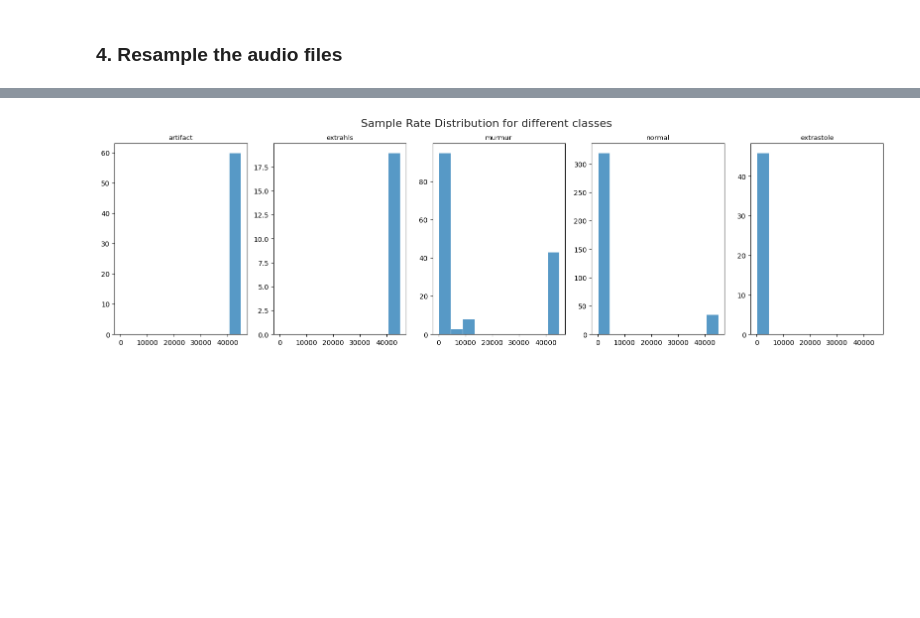
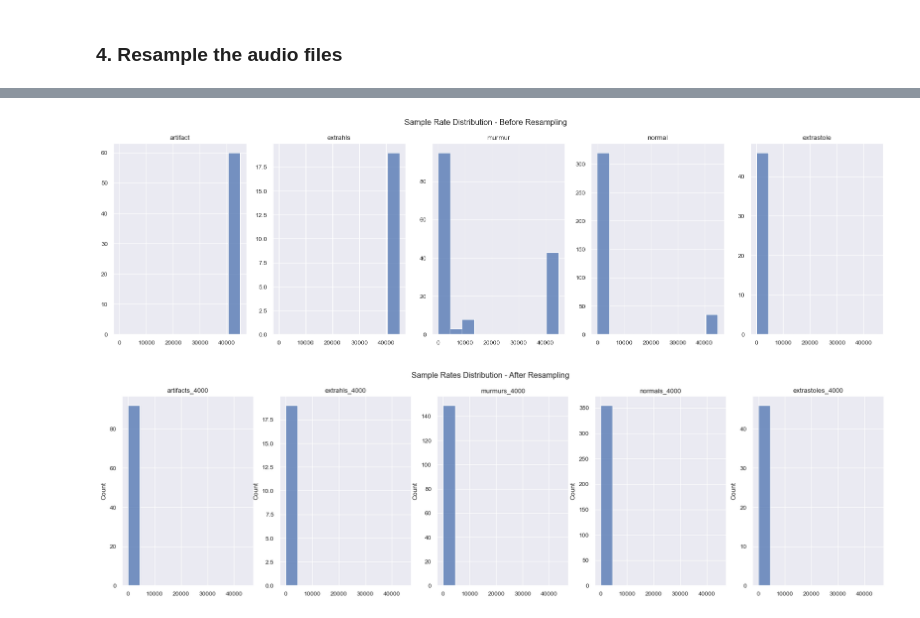
Before and after one commit to DavideLigari01/advanced-biomedical-project, a Jupyter notebook: notebooks/preprocessing.ipynb, the cells around one changed output, grey strips where cells are left out. Cells and saved outputs as stored; diff of their text form; code cells hidden in the pictures; blank space fills up the shorter version.

Commit message:
resampling

```diff
--- a/notebooks/preprocessing.ipynb
+++ b/notebooks/preprocessing.ipynb
@@ -35,20 +35,26 @@ import matplotlib.pyplot as plt
 # %% [markdown]
 ### 1. Set the paths
 # %%
+# hyperparameters
+sr = 4000
+#sr = ''
+
 # set the paths
 BASE_DIR = '../dataset/'
 FULL_DATA_DIR = BASE_DIR + 'audio/'
-CORRUPTED_DIR = BASE_DIR + 'audio/corrupted/'
+CORRUPTED_DIR = BASE_DIR + f'audio/corrupted_{sr}/'
 METADATA = BASE_DIR + 'metadata.csv'
 ANNOTATION = BASE_DIR + 'annotation.csv'
 LABELS = BASE_DIR + 'labels.csv'
 
 # paths of restrucutred data
-ARTIFACTS_DIR = BASE_DIR + 'artifacts/'
-EXTRAHLS_DIR = BASE_DIR + 'extrahls/'
-MURMURS_DIR = BASE_DIR + 'murmurs/'
-NORMALS_DIR = BASE_DIR + 'normals/'
-EXTRASTOLES_DIR = BASE_DIR + 'extrastoles/'
+ARTIFACTS_DIR = BASE_DIR + f'artifacts_{sr}/'
+EXTRAHLS_DIR = BASE_DIR + f'extrahls_{sr}/'
+MURMURS_DIR = BASE_DIR + f'murmurs_{sr}/'
+NORMALS_DIR = BASE_DIR + f'normals_{sr}/'
+EXTRASTOLES_DIR = BASE_DIR + f'extrastoles_{sr}/'
+
+DIRS = [ARTIFACTS_DIR, EXTRAHLS_DIR, MURMURS_DIR, NORMALS_DIR, EXTRASTOLES_DIR]
 # %% [markdown]
 ### 2. Check the presence of corrupted files
 # %%
@@ -86,3 +90,6 @@ for i, label in enumerate(unique_labels):
         shutil.copy(FULL_DATA_DIR + name, DIRS[i] + name)
 # %% [markdown]
 ### 4. Resample the audio files
+# %%
+for DIR in DIRS:
+	check_resample_sample_rate(target_freq=sr, src_dir=DIR, overwrite=True)
@@ -89,15 +165,30 @@ for i, label in enumerate(unique_labels):
 # %%
 # check the sample rate distribution for each class
 
 unique_labels = audio_info['label'].unique()
 fig, axs = plt.subplots(1, 5, figsize=(20, 5))
 sns.set_theme(context="paper", font_scale=1)
 for i, label in enumerate(unique_labels):
      audio_info_tmp = audio_info[audio_info['label'] == label]
      sns.histplot(audio_info_tmp['sample_rate'], ax = axs[i], bins=10, binrange=(0, 45000))
      axs[i].set_title(label)
      axs[i].set_xlabel('')
      axs[i].set_ylabel('')
-     fig.suptitle('Sample Rate Distribution for different classes', fontsize=16)
+     fig.suptitle('Sample Rate Distribution - Before Resampling')
+
+
+# check the sample rates distribution
+fig, axs = plt.subplots(1, 5, figsize=(20, 5))
+for DIR in DIRS:
+	srs = []
+	files = os.listdir(DIR)
+	for file in files:
+		meta = torchaudio.info(DIR + file)
+		srs.append(meta.sample_rate)
+	sns.histplot(srs, ax=axs[DIRS.index(DIR)], bins=10, binrange=(0, 45000))
+	axs[DIRS.index(DIR)].set_title(DIR.split('/')[-2])
+fig.suptitle('Sample Rates Distribution - After Resampling')
+plt.show()
 # %% [output]
-[figure, old version]
+[figure, new version]
+[figure, added]
```
Also changed, not shown: parts of 3 cells of this notebook, 4 other files.
